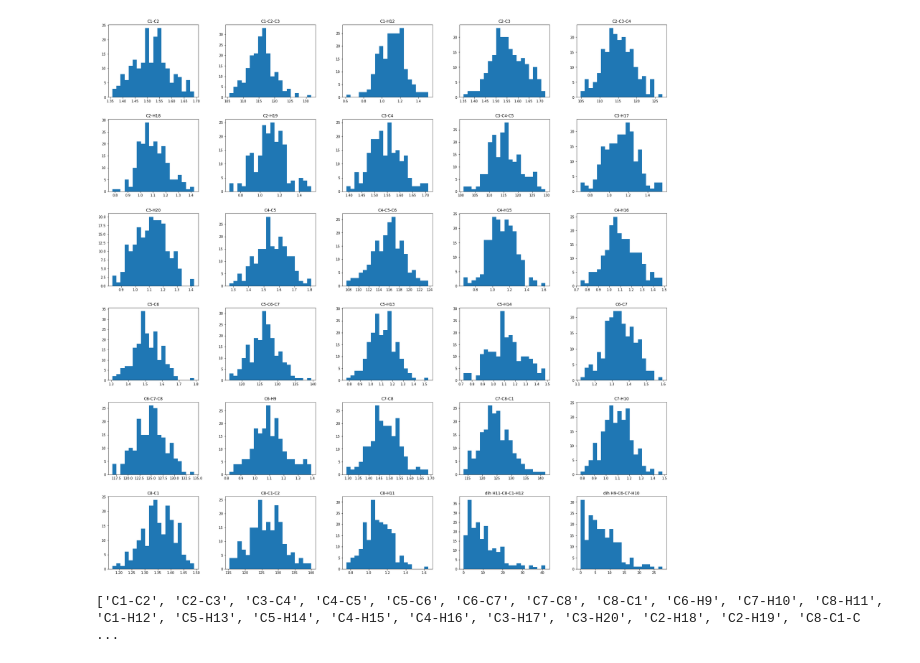
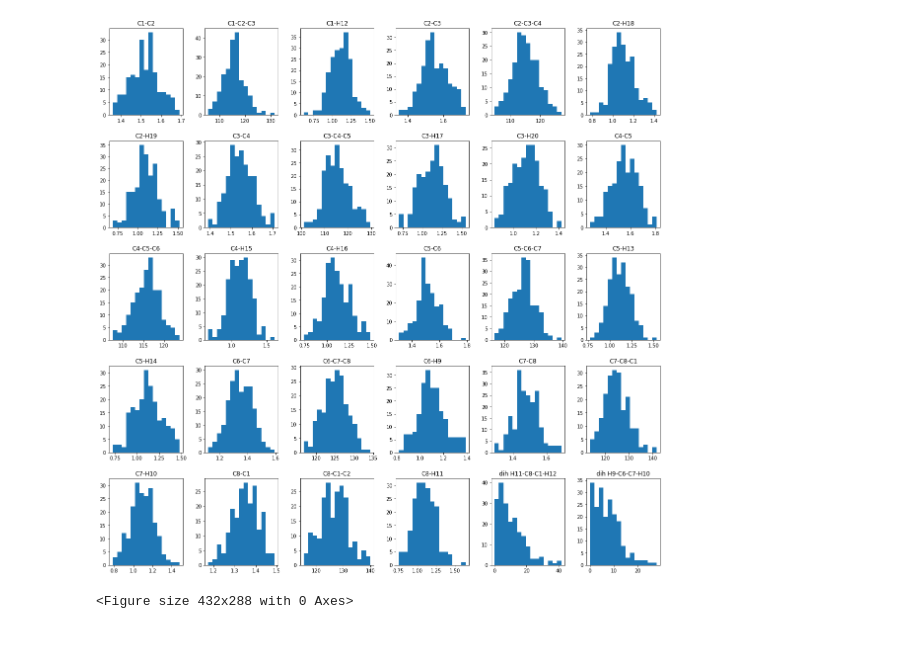
Before and after one commit to KhaiTTNguyen/Computational_Quantum_Chemistry, a Jupyter notebook: structural_influence_on_excited_state_dynamics/[Khai_Nguyen]_Internal_Coordinates_Visualization.ipynb, the cells around one changed output. Drawn from its saved outputs; the diff is of its cells as text; code cells hidden in the pictures.

Commit message:
finished producing graphs

```diff
--- a/structural_influence_on_excited_state_dynamics/[Khai_Nguyen]_Internal_Coordinates_Visualization.ipynb
+++ b/structural_influence_on_excited_state_dynamics/[Khai_Nguyen]_Internal_Coordinates_Visualization.ipynb
@@ -1,27 +1,31 @@
 # %%
 import pandas as pd
 import matplotlib.pyplot as plt
 import os
 from datetime import date
 
 # Read data from file 'filename.csv'
 # (in the same directory that your python process is based)
 # Control delimiters, rows, column names with read_csv (see later)
 date_computed = str(date.today())
 file_path = os.path.join(".", "output", date_computed + "_trajectory_internal_geometry" + ".csv")
 
 
 data = pd.read_csv(file_path)
 # Preview the first 5 lines of the loaded data
 
 
 # data.plot(x ='TRAJ', y='C1-C2', kind = 'line')
 # plt.show()
 
-hist = data.hist(column=list(data.columns)[1:], bins=20, figsize=(30,30), grid=False)
+hist = data.hist(column=list(data.columns)[1:], bins=15, figsize=(20,20), layout=(6,6), grid=False, sharex=False, sharey=False)
 # %% [output]
-[figure, old version]
+[figure, new version]
-# %%
-print(list(data.columns)[1:])
-# %% [output]
-['C1-C2', 'C2-C3', 'C3-C4', 'C4-C5', 'C5-C6', 'C6-C7', 'C7-C8', 'C8-C1', 'C6-H9', 'C7-H10', 'C8-H11', 'C1-H12', 'C5-H13', 'C5-H14', 'C4-H15', 'C4-H16', 'C3-H17', 'C3-H20', 'C2-H18', 'C2-H19', 'C8-C1-C ...
+# %%
+output_path = os.path.join(".", "visuals", date_computed + "_trajectory_internal_coordinates" + ".png")
+os.makedirs(os.path.dirname(output_path), exist_ok=True) # create 'output' folder if not existed yet
+
+plt.savefig(output_path)
+plt.show()
+# %% [output]
+<Figure size 432x288 with 0 Axes>
```
Also changed, not shown: parts of 1 cell of this notebook.
